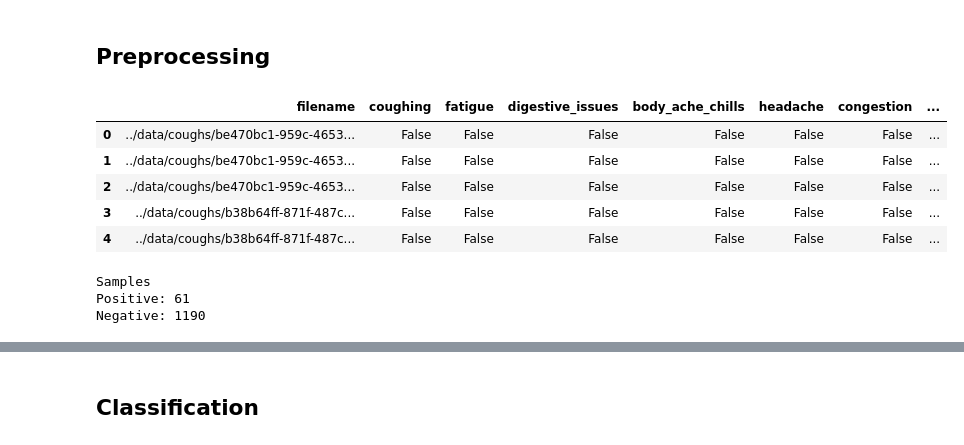
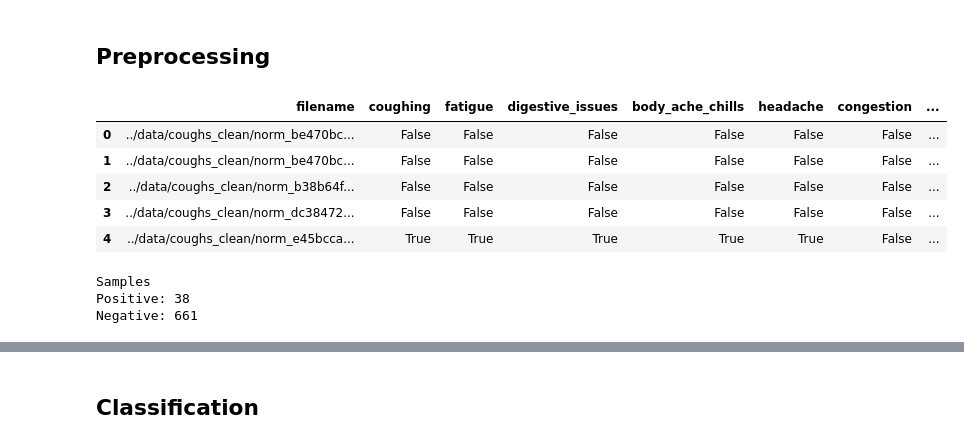
Before and after one commit to ale316/covid-19-classifier, a Jupyter notebook: notebooks/visualizations.ipynb, the cells around one changed output, grey strips where cells are left out. Cells and saved outputs as stored; diff of their text form; code cells hidden in the pictures.

```diff
--- a/notebooks/visualizations.ipynb
+++ b/notebooks/visualizations.ipynb
@@ -48,37 +48,37 @@ def get_row(data):
 # %%
 BASE_PATH = "../data"
 
 with psycopg2.connect(**DB_CREDENTIALS, cursor_factory=DictCursor) as conn:
     coughs = fetch_coughs_from_db(conn)
 
 df = []
 for c in coughs:
-    f = f"{BASE_PATH}/{c['filename']}"
+    f = f"{BASE_PATH}/{c['filename'].replace('coughs/', 'coughs_clean/norm_')}"
 
     # NOTE: hackily check if we have segments
-    for i in range(1, 10):
-        curr = f"{f.replace('.wav', '')}_cut00{i}.wav"
+    for i in range(1, 20):
+        curr = f"{f}_cut{str(i).zfill(3)}.wav"
         if os.path.isfile(curr):
             c['filename'] = curr
             df.append(get_row(c))
 
 df = pd.DataFrame(df)
 df.head()
 # %% [output]
 |  | filename | coughing | fatigue | digestive_issues | body_ache_chills | headache | congestion | ... |
-| 0 | ../data/coughs/be470bc1-959c-4653... | False | False | False | False | False | False | ... |
-| 1 | ../data/coughs/be470bc1-959c-4653... | False | False | False | False | False | False | ... |
-| 2 | ../data/coughs/be470bc1-959c-4653... | False | False | False | False | False | False | ... |
-| 3 | ../data/coughs/b38b64ff-871f-487c... | False | False | False | False | False | False | ... |
-| 4 | ../data/coughs/b38b64ff-871f-487c... | False | False | False | False | False | False | ... |
+| 0 | ../data/coughs_clean/norm_be470bc... | False | False | False | False | False | False | ... |
+| 1 | ../data/coughs_clean/norm_be470bc... | False | False | False | False | False | False | ... |
+| 2 | ../data/coughs_clean/norm_b38b64f... | False | False | False | False | False | False | ... |
+| 3 | ../data/coughs_clean/norm_dc38472... | False | False | False | False | False | False | ... |
+| 4 | ../data/coughs_clean/norm_e45bcca... | True | True | True | True | True | False | ... |
 # %%
 print("Samples")
 print(f"Positive: {len(df[df.positive==True])}")
 print(f"Negative: {len(df[df.positive==False])}")
 # %% [output]
 Samples
-Positive: 61
-Negative: 1190
+Positive: 38
+Negative: 661
 # %%
 def plot_wave(x, sr):
     librosa.display.waveplot(x, sr=sr)
```
Also changed, not shown: parts of 8 cells of this notebook, 2 other files.
